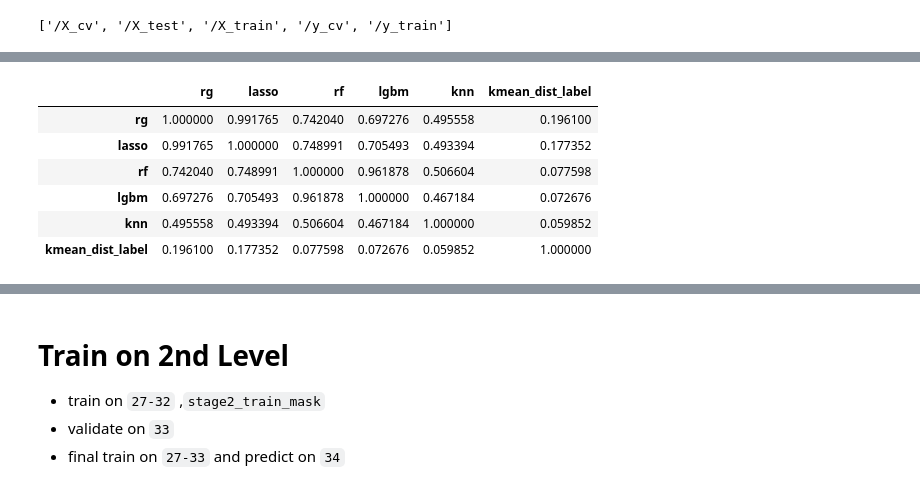
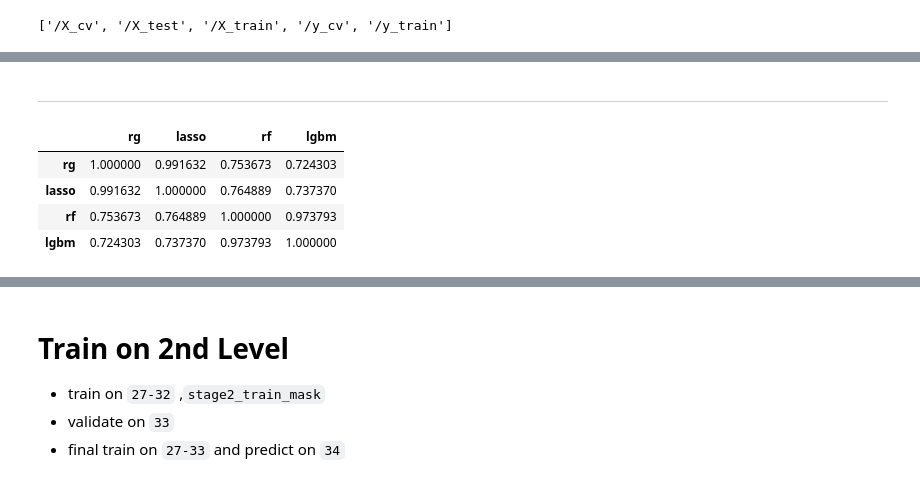
Before and after one commit to ihongChen/HowToWinKaggle, a Jupyter notebook: src/SecondLevelModel.ipynb, the cells around one changed output, grey strips where cells are left out. Saved outputs shown, nothing was run; the diff lists cells and outputs as text; code cells hidden in the pictures.

```diff
--- a/src/SecondLevelModel.ipynb
+++ b/src/SecondLevelModel.ipynb
@@ -123,0 +125,2 @@ dtype: int64
+# %%
+stage2_data_text = np.load('../data/feat/stage2_data_text.npy')
@@ -123,0 +131,2 @@ dtype: int64
+# %%
+stage2_df.loc[:,'rg_text'] = stage2_data_text
@@ -124,12 +144,13 @@ dtype: int64
+# %% [markdown]
+______
 # %%
-model_cols = ['rg', 'lasso', 'rf', 'lgbm', 'knn', 'kmean_dist_label']
-# stage2_df.loc[:,model_cols].head()
+model_cols = ['rg','lasso','rf','lgbm']
+used_cols = ['rg','lasso','rf','lgbm','kmean_dist_label']
+stage2_df = stage2_df[used_cols]
 stage2_df[model_cols].corr()
 # %% [output]
-|  | rg | lasso | rf | lgbm | knn | kmean_dist_label |
-| rg | 1.000000 | 0.991765 | 0.742040 | 0.697276 | 0.495558 | 0.196100 |
-| lasso | 0.991765 | 1.000000 | 0.748991 | 0.705493 | 0.493394 | 0.177352 |
-| rf | 0.742040 | 0.748991 | 1.000000 | 0.961878 | 0.506604 | 0.077598 |
-| lgbm | 0.697276 | 0.705493 | 0.961878 | 1.000000 | 0.467184 | 0.072676 |
-| knn | 0.495558 | 0.493394 | 0.506604 | 0.467184 | 1.000000 | 0.059852 |
-| kmean_dist_label | 0.196100 | 0.177352 | 0.077598 | 0.072676 | 0.059852 | 1.000000 |
+|  | rg | lasso | rf | lgbm |
+| rg | 1.000000 | 0.991632 | 0.753673 | 0.724303 |
+| lasso | 0.991632 | 1.000000 | 0.764889 | 0.737370 |
+| rf | 0.753673 | 0.764889 | 1.000000 | 0.973793 |
+| lgbm | 0.724303 | 0.737370 | 0.973793 | 1.000000 |
```
Also changed, not shown: parts of 41 cells of this notebook, 3 other files.
